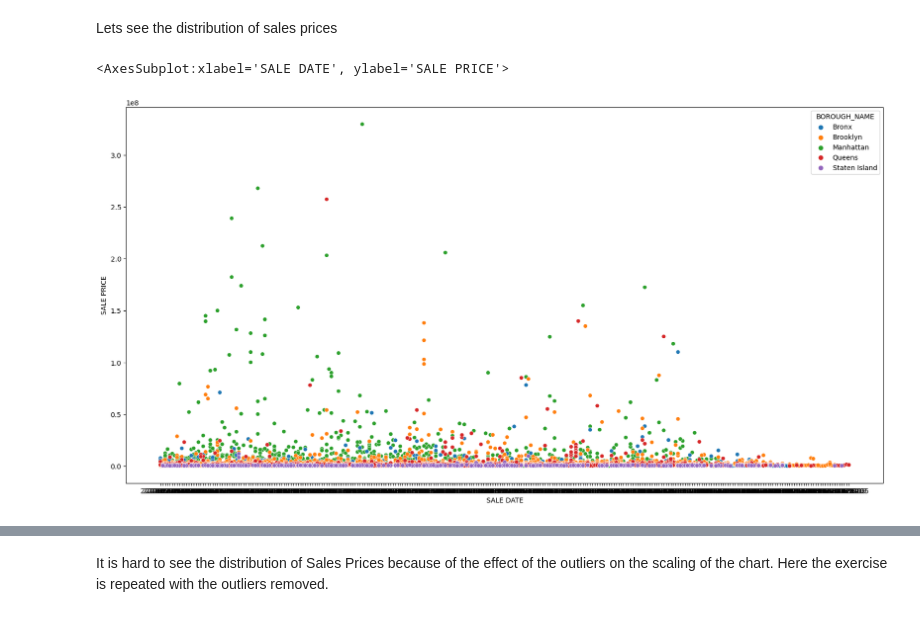
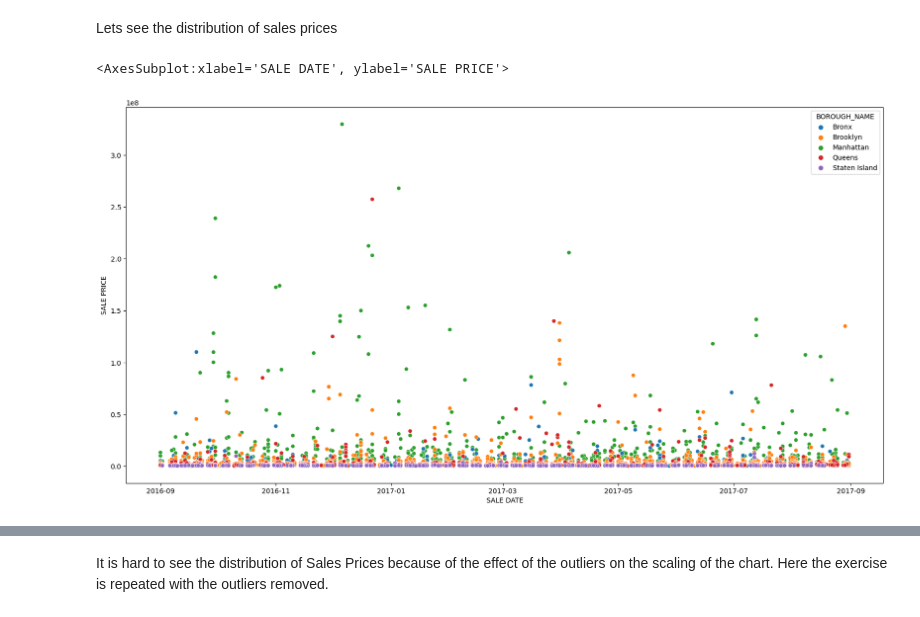
Before and after one commit to arame/MagnimindTask1, a Jupyter notebook: Task1_eda.ipynb, the cells around one changed output, grey strips where cells are left out. Saved outputs shown, nothing was run; the diff lists cells and outputs as text; code cells hidden in the pictures.

```diff
--- a/Task1_eda.ipynb
+++ b/Task1_eda.ipynb
@@ -66,0 +23,6 @@ df_housing.to_csv(filepath)
+# %%
+
+clean = OpenCleanFile()
+borough_names= ["Bronx", "Brooklyn", "Manhattan", "Queens", "Staten Island"]
+clean.df_housing.info()
+clean.df_housing.describe().apply(lambda s: s.apply('{0:.5f}'.format)).transpose()
@@ -85,7 +75,7 @@ sns.scatterplot(data=df_housing, x="AGE", y="SALE PRICE", hue="BOROUGH_NAME", hu
 Lets see the distribution of sales prices
 # %%
 plt.figure(figsize = (20,10))
-sns.scatterplot(data=df_housing, x="SALE DATE", y="SALE PRICE", hue="BOROUGH_NAME", hue_order=hue_order)
+sns.scatterplot(data=clean.df_housing, x="SALE DATE", y="SALE PRICE", hue="BOROUGH_NAME", hue_order=borough_names)
 # %% [output]
 <AxesSubplot:xlabel='SALE DATE', ylabel='SALE PRICE'>
-[figure, old version]
+[figure, new version]
```
Also changed, not shown: parts of 17 cells of this notebook, 2 other files.
